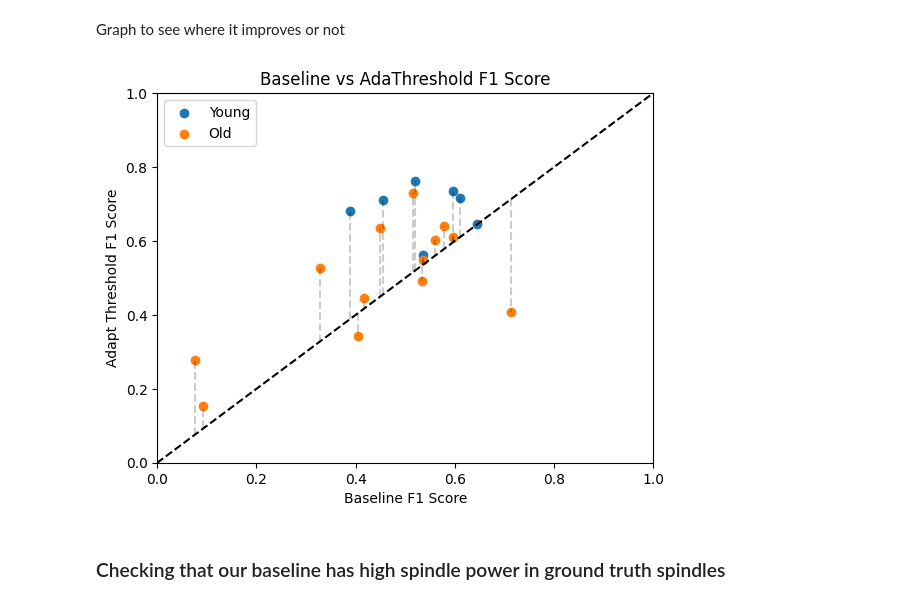
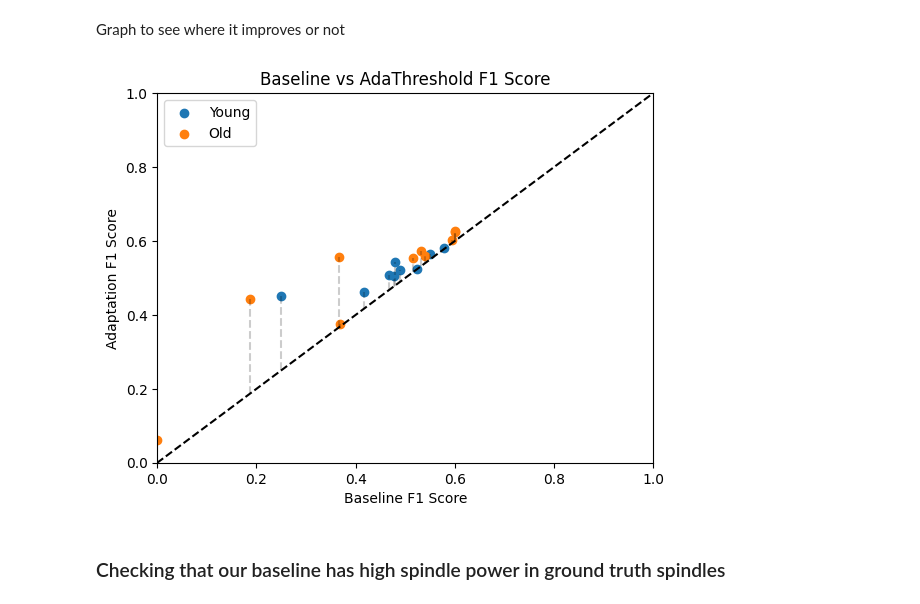
Before and after one commit to Portiloop/portiloop-training, a Jupyter notebook: notebooks/explore_results_adaptation.ipynb, the cells around one changed output. Cells and saved outputs as stored; diff of their text form; code cells hidden in the pictures.

```diff
--- a/notebooks/explore_results_adaptation.ipynb
+++ b/notebooks/explore_results_adaptation.ipynb
@@ -46,5 +46,5 @@ def output_experiment_dict(dict):
     with open("all_experiments", 'w') as file:
         json.dump(dict, file, indent=4)
 # %%
-path = "/home/ubuntu/portiloop-training/results_all_exp"
+path = "/home/ubuntu/portiloop-training/output_adap_meg"
 experiment_dict = merge_large_experiment(path)
@@ -51,28 +71,9 @@ experiment_dict = merge_large_experiment(path)
 # %% [markdown]
 ### Adding the Age and Gender information to the subjects
 # %%
-subjects = [
-    "01-03-0009",
-    "01-05-0022",
-    "01-03-0030",
-    "01-01-0029",
-    "01-02-0018",
-    "01-03-0012",
-    "01-05-0011",
-    "01-05-0002",
-    "01-01-0004",
-    "01-03-0038",
-    "01-03-0031",
-    "01-03-0010",
-    "01-01-0023",
-    "01-01-0020",
-    "01-05-0019",
-    "01-03-0018",
-    "01-01-0008",
-    "01-01-0031",
-    "01-02-0007",
-    "01-01-0038"
-]
+subjects = list(experiment_dict[list(experiment_dict.keys())[0]].keys())
+if 'averages' in subjects:
+    subjects.remove('averages')
 
 dataset_path = '/project/MASS/mass_spindles_dataset'
 
@@ -83,6 +84,8 @@ with open(os.path.join(dataset_path, 'subject_info.csv'), 'r') as file:
 # Add subject info to experiment dict
 for experiment_name, experiment_data in experiment_dict.items():
     for subject_id, subject_data in experiment_data.items():
+        if subject_id not in subjects:
+            continue
         subject_data['age'] = subject_info[subject_id]['age']
         subject_data['gender'] = subject_info[subject_id]['gender']
 # %%
@@ -367,46 +388,49 @@ plt.show()
 # %% [markdown]
 Graph to see where it improves or not
 # %%
+experiment_baseline_name = 'config_0'
+experiment_adapt_thresh_name = 'config_1'
+
 # For each subject, get the f1 score for baseline and for adapt threshold
-baseline_f1_young = [new_dict['BASELINE_NOTHING'][subject]['metrics']['detect_spindle_metrics']['f1'] for subject in subjects if int(new_dict['BASELINE_NOTHING'][subject]['age']) <= 30]
-baseline_f1_old = [new_dict['BASELINE_NOTHING'][subject]['metrics']['detect_spindle_metrics']['f1'] for subject in subjects if int(new_dict['BASELINE_NOTHING'][subject]['age']) > 30]
-adapt_thresh_f1_young = [new_dict['ADAPT_THRESHOLD_DETECTION'][subject]['metrics']['detect_spindle_metrics']['f1'] for subject in subjects if int(new_dict['ADAPT_THRESHOLD_DETECTION'][subject]['age']) <= 30]
-adapt_thresh_f1_old = [new_dict['ADAPT_THRESHOLD_DETECTION'][subject]['metrics']['detect_spindle_metrics']['f1'] for subject in subjects if int(new_dict['ADAPT_THRESHOLD_DETECTION'][subject]['age']) > 30]
+baseline_f1_young = [new_dict[experiment_baseline_name][subject]['metrics']['detect_spindle_metrics']['f1'] for subject in subjects if int(new_dict[experiment_baseline_name][subject]['age']) <= 30]
+baseline_f1_old = [new_dict[experiment_baseline_name][subject]['metrics']['detect_spindle_metrics']['f1'] for subject in subjects if int(new_dict[experiment_baseline_name][subject]['age']) > 30]
+adapt_thresh_f1_young = [new_dict[experiment_adapt_thresh_name][subject]['metrics']['detect_spindle_metrics']['f1'] for subject in subjects if int(new_dict[experiment_adapt_thresh_name][subject]['age']) <= 30]
+adapt_thresh_f1_old = [new_dict[experiment_adapt_thresh_name][subject]['metrics']['detect_spindle_metrics']['f1'] for subject in subjects if int(new_dict[experiment_adapt_thresh_name][subject]['age']) > 30]
 
 labels = ('Young', 'Old')
 scatter = [(baseline_f1_young, adapt_thresh_f1_young), (baseline_f1_old, adapt_thresh_f1_old)]
 
 # Plot the f1 scores for each subject
 fig, ax = plt.subplots()
 # Change the color depending on the age of the subject
 for idx, label in enumerate(labels):
     ax.scatter(scatter[idx][0], scatter[idx][1], label=label)
 
 ax.set_xlabel('Baseline F1 Score')
-ax.set_ylabel('Adapt Threshold F1 Score')
+ax.set_ylabel('Adaptation F1 Score')
 ax.set_title('Baseline vs AdaThreshold F1 Score')
 
 # Add to the legend that blue is young and red is old
 plt.legend()
 # Draw the zero line
 x = np.linspace(-10, 10, 100)
 ax.plot(x, x, color='black', linestyle='--')
 ax.set_xlim(0, 1)
 ax.set_ylim(0, 1)
 
 # Shade the region under the line
 # ax.fill_between(x, x, -1, color='grey', alpha=0.5)
 
 # Draw the line between each point and the zero line
 for idx in range(len(baseline_f1_young)):
     ax.plot([baseline_f1_young[idx], baseline_f1_young[idx]], [baseline_f1_young[idx], adapt_thresh_f1_young[idx]], color='black', linestyle='--', alpha=0.2)
 
 for idx in range(len(baseline_f1_old)):
     ax.plot([baseline_f1_old[idx], baseline_f1_old[idx]], [baseline_f1_old[idx], adapt_thresh_f1_old[idx]], color='black', linestyle='--', alpha=0.2)
 
 plt.show()
 # %% [output]
-[figure, old version]
+[figure, new version]
 # %% [markdown]
 ### Checking that our baseline has high spindle power in ground truth spindles
 # %%
```
Also changed, not shown: parts of 4 cells of this notebook, 1 other file.
